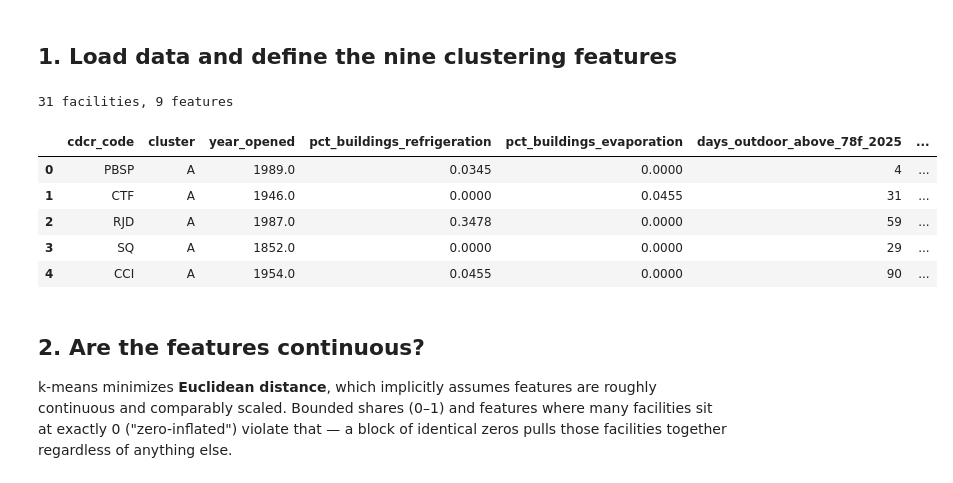
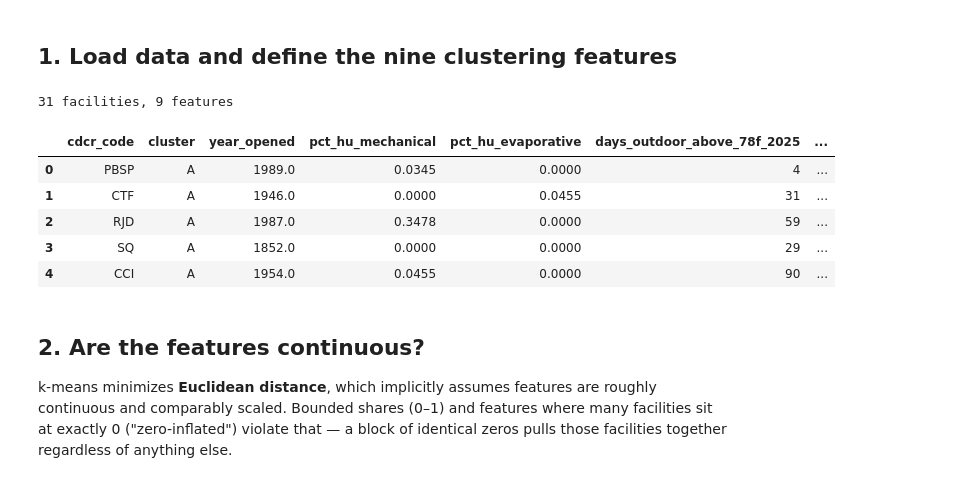
Before and after one commit to mbecica/ca_prison_climate_justice, a Jupyter notebook: analysis/cjc reports/indoor_outdoor_heat/methods_review_clustering.ipynb, the cells around one changed output. Cells and saved outputs as stored; diff of their text form; code cells hidden in the pictures.

```diff
--- a/analysis/cjc reports/indoor_outdoor_heat/methods_review_clustering.ipynb
+++ b/analysis/cjc reports/indoor_outdoor_heat/methods_review_clustering.ipynb
@@ -30,19 +30,19 @@ RANDOM_STATE, N_INIT = 42, 25   # match build_indoor_outdoor_analysis.py (n_init
 # %%
 df = pd.read_csv('indoor_outdoor_heat_2025.csv')
 
-FEATURES = ['year_opened', 'pct_buildings_refrigeration', 'pct_buildings_evaporation',
+FEATURES = ['year_opened', 'pct_hu_mechanical', 'pct_hu_evaporative',
             'days_outdoor_above_78f_2025', 'days_indoor_above_78f_2025', 'uhi_normalized',
             'elevation_m', 'latitude', 'hotnights_pre_pct']
 
 # Same null handling as the production pipeline: the two missing UHI values -> 0 (and hotnights)
 df['uhi_normalized']   = df['uhi_normalized'].fillna(0)
 df['hotnights_pre_pct'] = df['hotnights_pre_pct'].fillna(0)
 
 print(f'{len(df)} facilities, {len(FEATURES)} features')
 df[['cdcr_code', 'cluster'] + FEATURES].head()
 # %% [output]
 31 facilities, 9 features
-|  | cdcr_code | cluster | year_opened | pct_buildings_refrigeration | pct_buildings_evaporation | days_outdoor_above_78f_2025 | ... |
+|  | cdcr_code | cluster | year_opened | pct_hu_mechanical | pct_hu_evaporative | days_outdoor_above_78f_2025 | ... |
 | 0 | PBSP | A | 1989.0 | 0.0345 | 0.0000 | 4 | ... |
 | 1 | CTF | A | 1946.0 | 0.0000 | 0.0455 | 31 | ... |
 | 2 | RJD | A | 1987.0 | 0.3478 | 0.0000 | 59 | ... |
```
Also changed, not shown: parts of 13 cells of this notebook, 14 other files.
